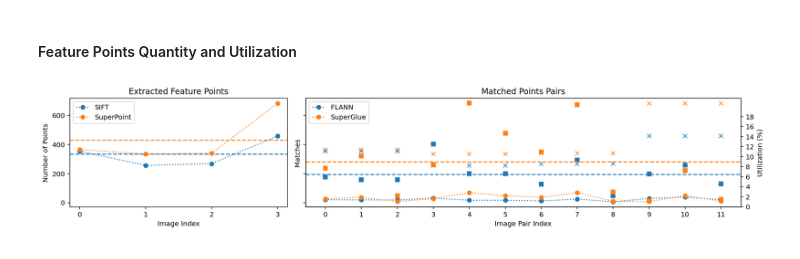
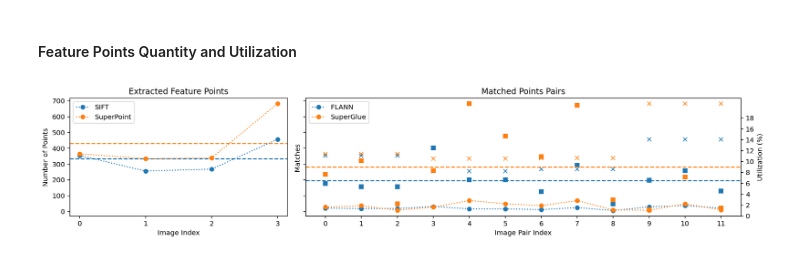
Before and after one commit to Unbinilium/DeepSfM, a Jupyter notebook: src/Features-Matching.ipynb, the cells around one changed output. Saved outputs shown, nothing was run; the diff lists cells and outputs as text; code cells hidden in the pictures.

Commit message:
Refine plot style

```diff
--- a/src/Features-Matching.ipynb
+++ b/src/Features-Matching.ipynb
@@ -509,7 +509,7 @@ display_time_consumption(durations_with_name)
 #### Feature Points Quantity and Utilization
 # %%
 def display_quantity_and_utilization(points_counts, matches_counts):
-    fig, ax = plt.subplots(1, 2, figsize=(14.5, 2.8), gridspec_kw={'width_ratios': [1, 2]}, constrained_layout=True, sharey=True)
+    fig, ax = plt.subplots(1, 2, figsize=(14.5, 3), gridspec_kw={'width_ratios': [1, 2]}, constrained_layout=True, sharey=True)
     fig.set_dpi(plot_dpi)
     fig.tight_layout()
 
@@ -527,31 +527,31 @@ def display_quantity_and_utilization(points_counts, matches_counts):
     ax[1].set_xlabel('Image Pair Index')
     ax[1].set_xticks(range(0, len(matches_counts[0][0]), 1))
     ax[1].set_ylabel('Matches')
     ax_t = ax[1].twinx()
     ax_t.set_ylabel('Utilization (%)')
     ps_max = 0
     for (mc, lb) in matches_counts:
         x = range(0, len(mc))
         v = [f for (f, _) in mc]
         a = [s for (_, s) in mc]
         ps = [(vc / ac) * 100 for (vc, ac) in zip(v, a)]
         ps_max = ps_max if ps_max > max(ps) else max(ps)
         lv = ax[1].plot(x, v, linestyle=':', marker='o', label=lb)
         la = ax[1].plot(x, a, linestyle='', marker='x', color=lv[0].get_color())
         lp = ax_t.plot(x, ps, linestyle='', marker='s', color=lv[0].get_color())
         lh = ax_t.axhline(np.average(ps), linestyle='--', color=lv[0].get_color())
         ax[1].legend()
     ax_t.set_yticks(range(0, int(ps_max), 2))
 
 points_counts = [
     (sift_points_count, 'SIFT'),
     (sp_points_count, 'SuperPoint')
 ]
 matches_counts = [
     (flann_matches_count, 'FLANN'),
     (sg_matches_count, 'SuperGlue')
 ]
 
 display_quantity_and_utilization(points_counts, matches_counts)
 # %% [output]
-[figure, old version]
+[figure, new version]
```
